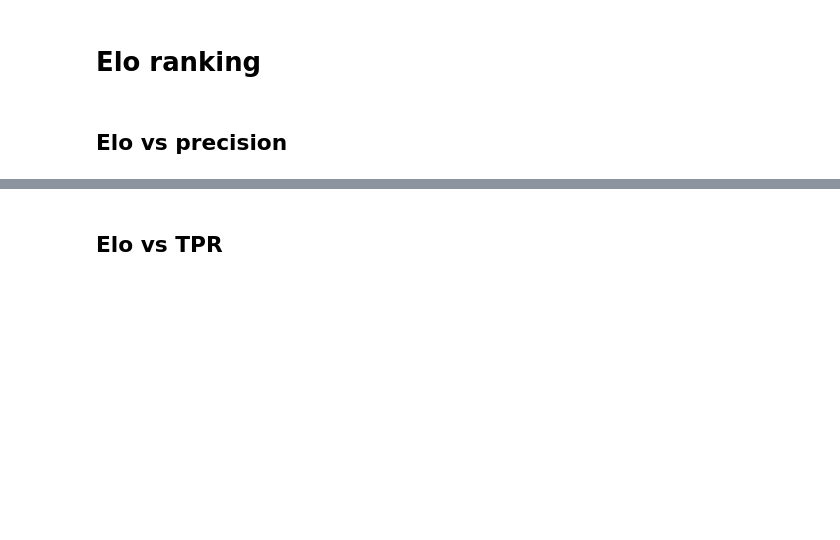
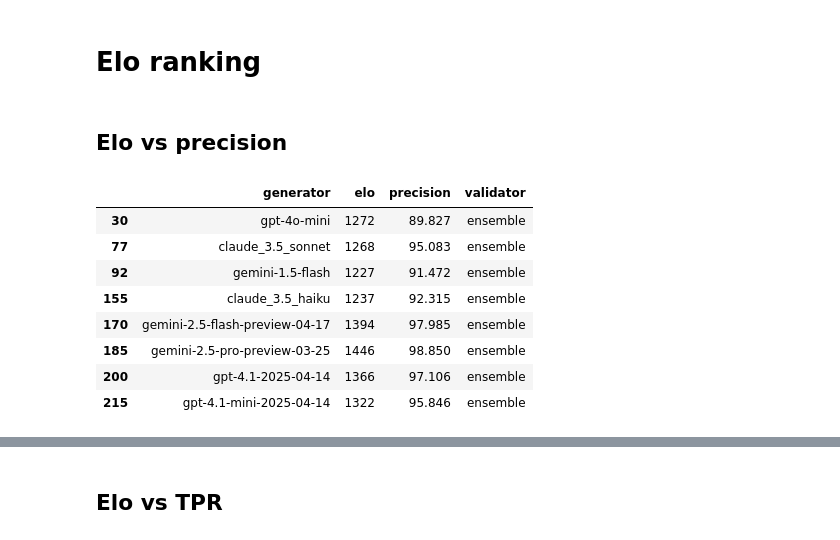
Before and after one commit to srynsh/LLM-Benchmarking, a Jupyter notebook: notebooks/notebook.ipynb, the cells around one changed output, grey strips where cells are left out. Cells and saved outputs as stored; diff of their text form; code cells hidden in the pictures; blank space fills up the shorter version.

```diff
--- a/notebooks/notebook.ipynb
+++ b/notebooks/notebook.ipynb
@@ -209,3 +214,15 @@ df_plot = df_elo_prec[df_elo_prec['validator'] == 'ensemble']
+# %%
+df_plot_rest
+# %% [output]
+|  | generator | elo | precision | validator |
+| 30 | gpt-4o-mini | 1272 | 89.827 | ensemble |
+| 77 | claude_3.5_sonnet | 1268 | 95.083 | ensemble |
+| 92 | gemini-1.5-flash | 1227 | 91.472 | ensemble |
+| 155 | claude_3.5_haiku | 1237 | 92.315 | ensemble |
+| 170 | gemini-2.5-flash-preview-04-17 | 1394 | 97.985 | ensemble |
+| 185 | gemini-2.5-pro-preview-03-25 | 1446 | 98.850 | ensemble |
+| 200 | gpt-4.1-2025-04-14 | 1366 | 97.106 | ensemble |
+| 215 | gpt-4.1-mini-2025-04-14 | 1322 | 95.846 | ensemble |
 # %%
 plt.figure()
 
```
Also changed, not shown: parts of 9 cells of this notebook, 3 other files.
